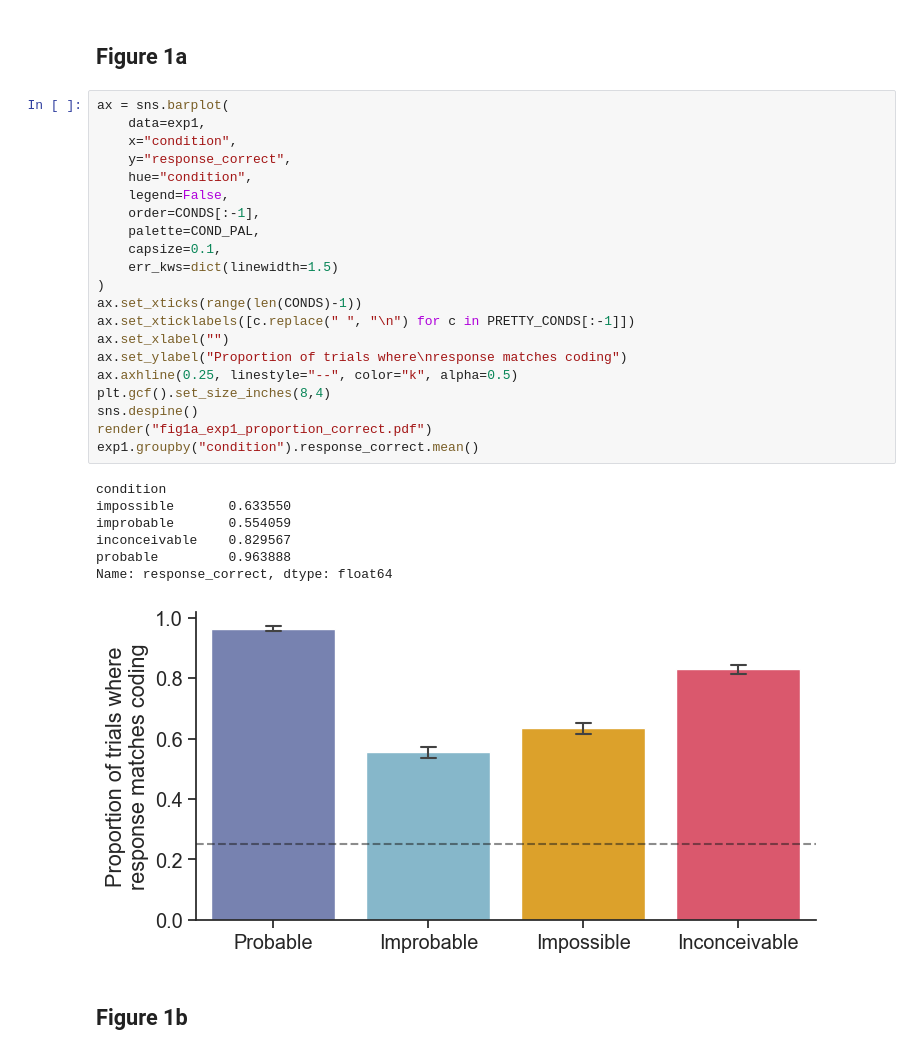
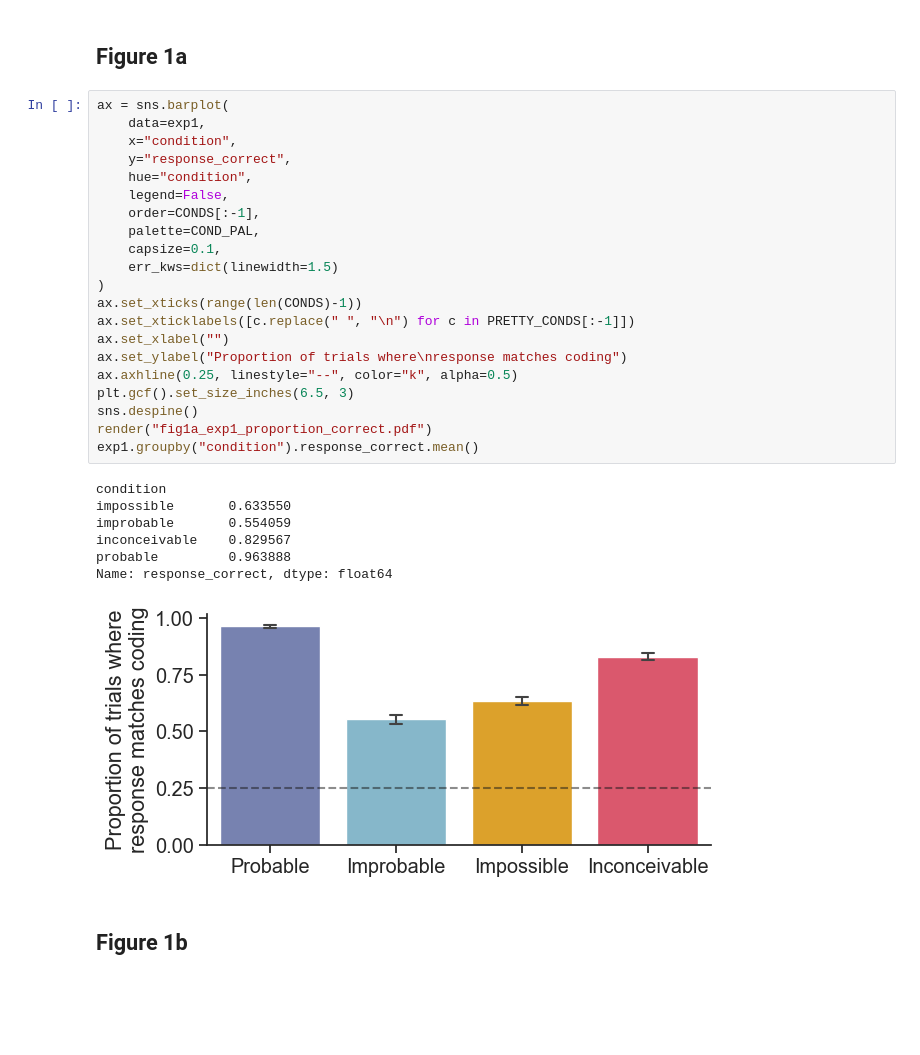
Before and after one commit to jennhu/shades-of-zero, a Jupyter notebook: analysis/figures.ipynb, the cells around one changed output. Saved outputs shown, nothing was run; the diff lists cells and outputs as text; blank space fills up the shorter version.

```diff
--- a/analysis/figures.ipynb
+++ b/analysis/figures.ipynb
@@ -92,32 +99,32 @@ Experiment 1: 149 unique subjects
 # %%
 ax = sns.barplot(
     data=exp1,
     x="condition",
     y="response_correct",
     hue="condition",
     legend=False,
     order=CONDS[:-1],
     palette=COND_PAL,
     capsize=0.1,
     err_kws=dict(linewidth=1.5)
 )
 ax.set_xticks(range(len(CONDS)-1))
 ax.set_xticklabels([c.replace(" ", "\n") for c in PRETTY_CONDS[:-1]])
 ax.set_xlabel("")
 ax.set_ylabel("Proportion of trials where\nresponse matches coding")
 ax.axhline(0.25, linestyle="--", color="k", alpha=0.5)
-plt.gcf().set_size_inches(8,4)
+plt.gcf().set_size_inches(6.5, 3)
 sns.despine()
 render("fig1a_exp1_proportion_correct.pdf")
 exp1.groupby("condition").response_correct.mean()
 # %% [output]
 condition
 impossible       0.633550
 improbable       0.554059
 inconceivable    0.829567
 probable         0.963888
 Name: response_correct, dtype: float64
-[figure, old version]
+[figure, new version]
 # %% [markdown]
 ## Figure 1b
 # %%
```
Also changed, not shown: parts of 21 cells of this notebook, 12 other files.
